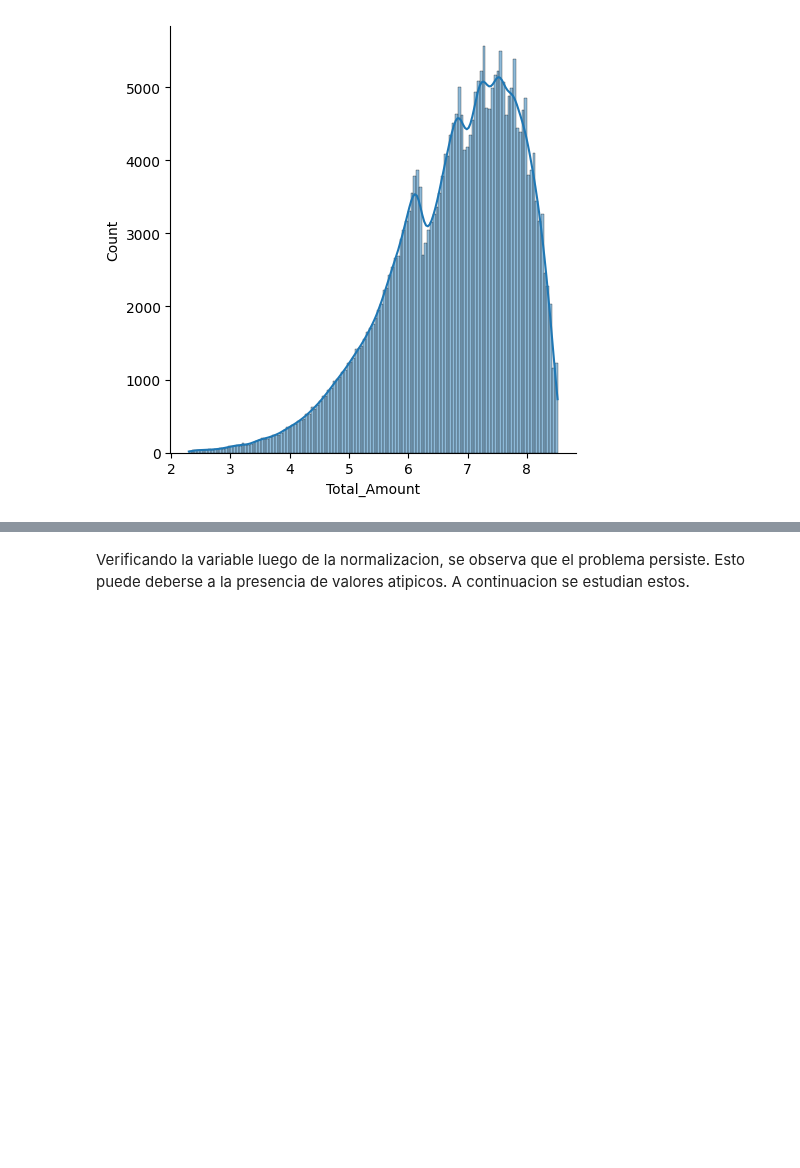
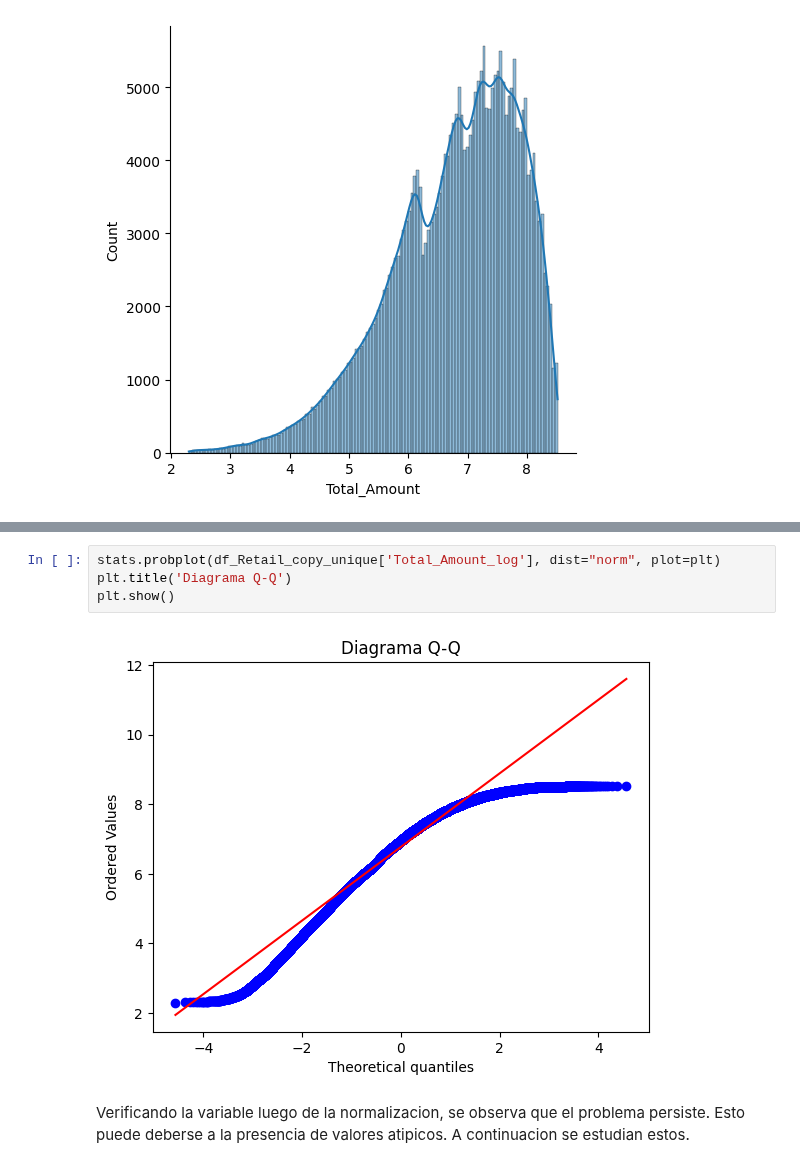
Before and after one commit to marianaolazabal/marianaolazabal-Clasificacion_Compradores_Retails, a Jupyter notebook: src/retails.ipynb, the cells around one changed output, grey strips where cells are left out. Cells and saved outputs as stored; diff of their text form; blank space fills up the shorter version.

```diff
--- a/src/retails.ipynb
+++ b/src/retails.ipynb
@@ -717,3 +705,9 @@ df_Retail_norm.head()
+# %%
+stats.probplot(df_Retail_copy_unique['Total_Amount_log'], dist="norm", plot=plt)
+plt.title('Diagrama Q-Q')
+plt.show()
+# %% [output]
+[figure, added]
 # %% [markdown]
 Verificando la variable luego de la normalizacion, se observa que el problema persiste. Esto puede deberse a la presencia de valores atipicos. A continuacion se estudian estos.
 # %% [markdown]
```
Also changed, not shown: parts of 15 cells of this notebook.
